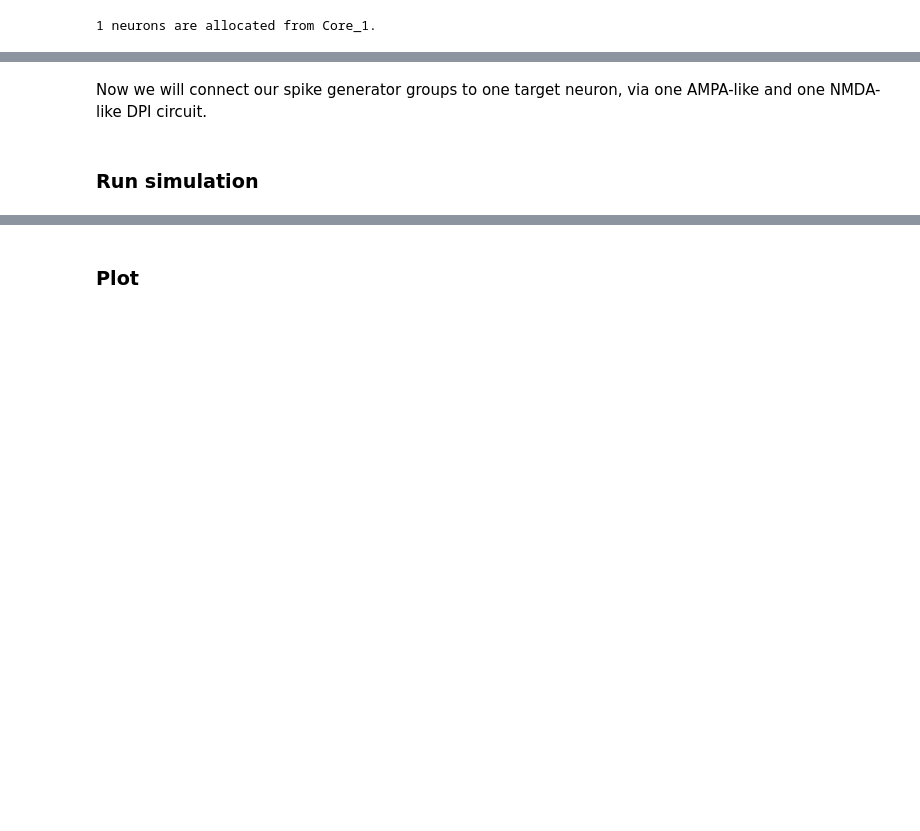
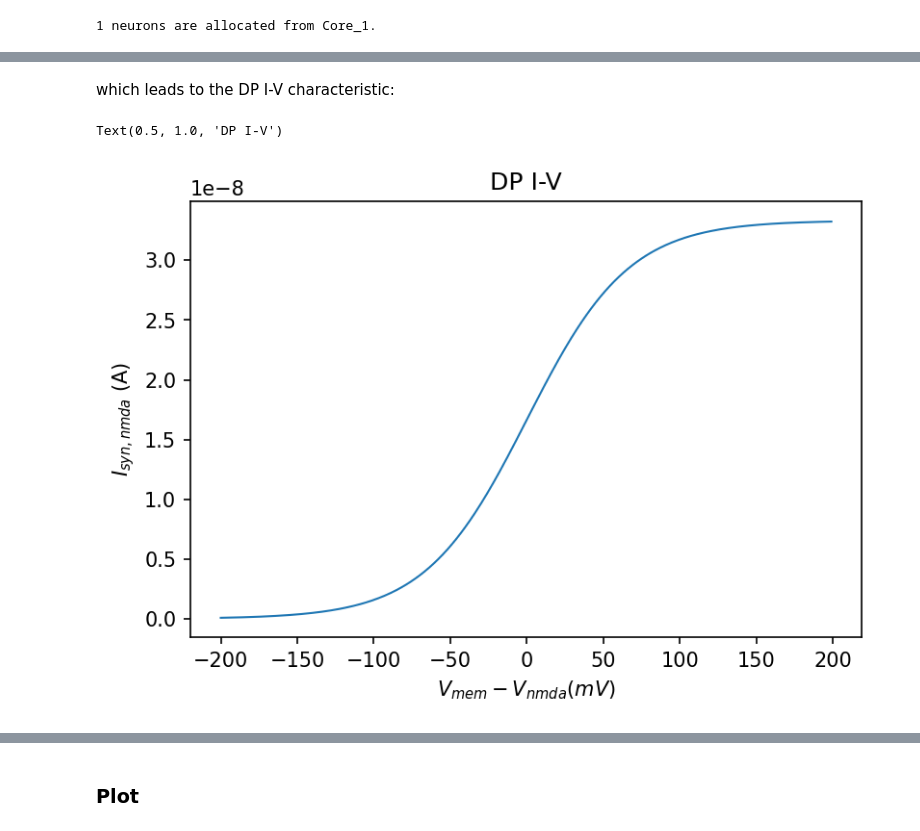
Before and after one commit to YigitDemirag/dynapse-simulator, a Jupyter notebook: part5.ipynb, the cells around one changed output, grey strips where cells are left out. Drawn from its saved outputs; the diff is of its cells as text; code cells hidden in the pictures; blank space fills up the shorter version.

```diff
--- a/part5.ipynb
+++ b/part5.ipynb
@@ -94,16 +122,9 @@ $$ \tau_{AMPA} <\tau < \tau_{NMDA}$$
 # %%
-# Leakage parameter:
-dynapse_param['Itau'] = 5 *pA
-dynapse_param["I_tau_syn_nmda"] = 1 *pA #.5
-dynapse_param["I_tau_syn_ampa"] = 10 *pA
-
-# Equivalent time constants:
 kappa = (constants.kappa_n + constants.kappa_n) / 2
 tau_ampa = dynapse_param['C_syn_ampa'] * constants.Ut /(constants.kappa_p * dynapse_param["I_tau_syn_ampa"])
 tau_nmda = dynapse_param['C_syn_nmda'] * constants.Ut /(constants.kappa_p * dynapse_param["I_tau_syn_nmda"])
 tau = (dynapse_param['Cmem'] * constants.Ut) / (kappa * dynapse_param['Itau'])
 
-print('Leak AMPA {} A - Tau AMPA: {} ms'.format(dynapse_param["I_tau_syn_ampa"], tau_ampa*1e3))
-print('Leak NMDA {} A - Tau NMDA: {} ms'.format(dynapse_param["I_tau_syn_nmda"], tau_nmda*1e3))
-print('Leak neuron {} A - Tau neuron: {} ms'.format(dynapse_param["Itau"], tau*1e3))
+print('Leak AMPA {} A - Tau AMPA: {} ms'.format(dynapse_param["I_tau_syn_ampa"], np.round(tau_ampa*1e3,2)))
+print('Leak NMDA {} A - Tau NMDA: {} ms'.format(dynapse_param["I_tau_syn_nmda"], np.round(tau_nmda*1e3,2)))
 # %% [output]
@@ -159,4 +160,0 @@ for core in chip.cores:
-# %% [markdown]
-Now we will connect our spike generator groups to one target neuron, via one AMPA-like and one NMDA-like DPI circuit.
-# %% [markdown]
-### Run simulation
@@ -185,0 +161,19 @@ network.run(duration)
+# %% [markdown]
+which leads to the DP I-V characteristic:
+# %%
+list_vmem_minus_vnmda = np.arange(-200,200)*mV
+
+w_nmda=dynapse_param['I_wo_syn_nmda']
+f = plt.figure(dpi=150)
+
+EPSC_nmda = dynapse_param['I_wo_syn_nmda']*dynapse_param['I_g_syn_nmda']/(dynapse_param["I_tau_syn_nmda"]*((dynapse_param["I_g_syn_nmda"]/constants.Io)+1))
+
+# Sigmoid
+i_syn_nmda = EPSC_nmda/(1 + np.exp(-constants.kappa_n*list_vmem_minus_vnmda/constants.Ut))
+p = plt.plot(list_vmem_minus_vnmda/mV, i_syn_nmda/nA*1e-9, linewidth=1)
+plt.xlabel('$V_{mem}-V_{nmda} (mV)$')
+plt.ylabel('$I_{syn,nmda}$ (A)')
+plt.title('DP I-V')
+# %% [output]
+Text(0.5, 1.0, 'DP I-V')
+[figure, added]
```
Also changed, not shown: parts of 79 cells of this notebook.
